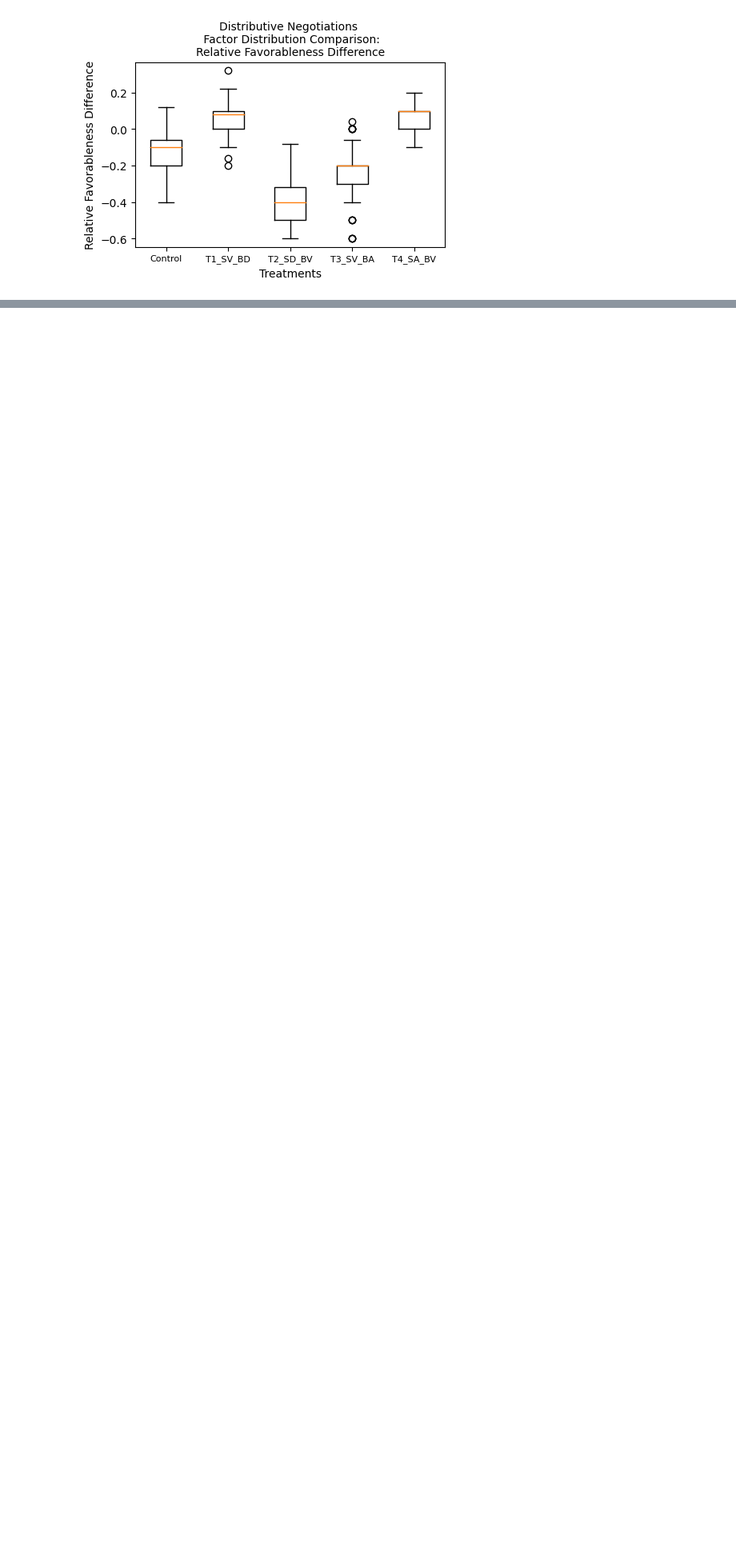
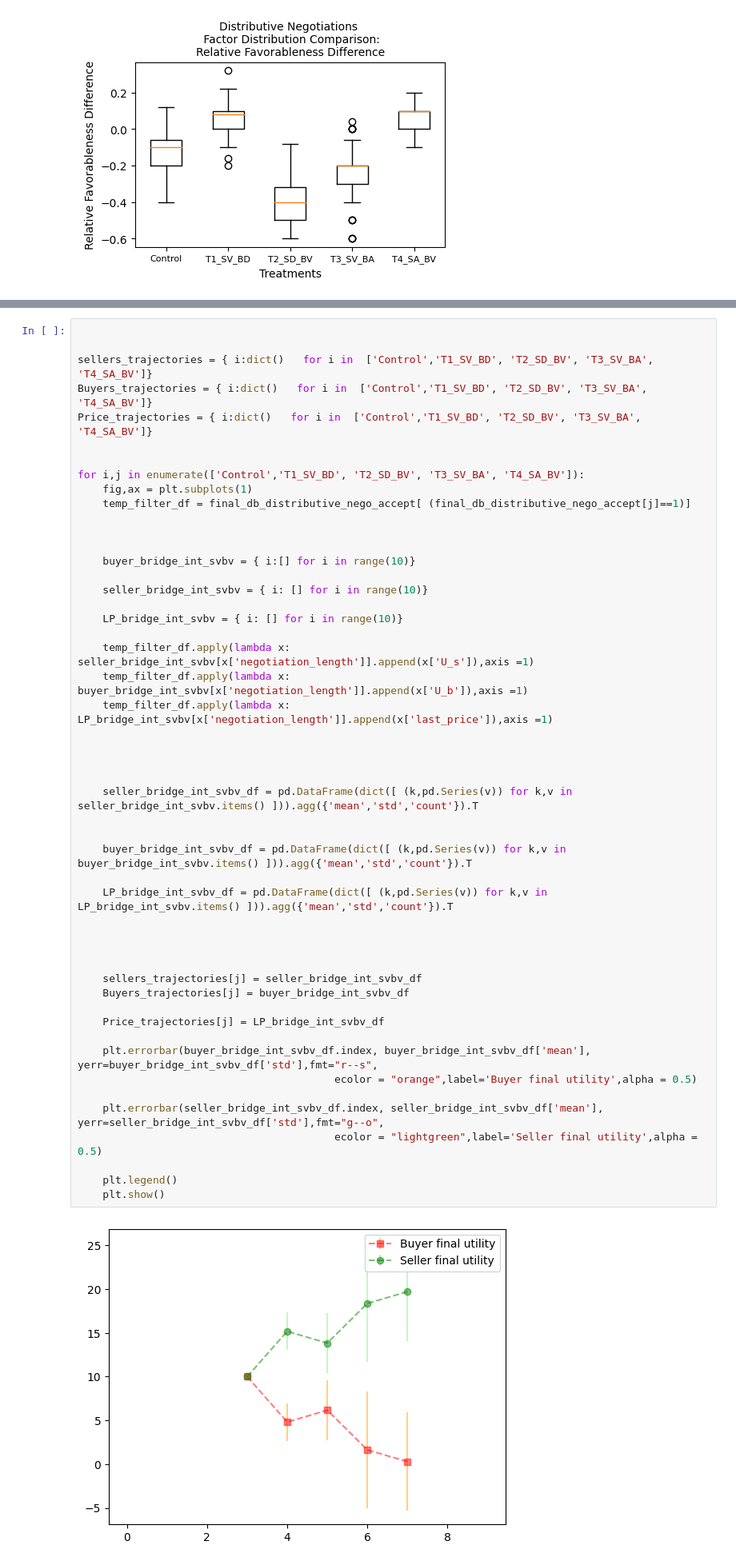
Before and after one commit to ashishpanchal33/NegotiationArena_personality_exp, a Jupyter notebook: Regression_analysis.ipynb, the cells around one changed output, grey strips where cells are left out. Shown: that part at 80% size. Drawn from its saved outputs; the diff is of its cells as text; blank space fills up the shorter version.

```diff
--- a/Regression_analysis.ipynb
+++ b/Regression_analysis.ipynb
@@ -412,0 +596,52 @@ plt.show()
+# %%
+
+
+sellers_trajectories = { i:dict()   for i in  ['Control','T1_SV_BD', 'T2_SD_BV', 'T3_SV_BA', 'T4_SA_BV']}
+Buyers_trajectories = { i:dict()   for i in  ['Control','T1_SV_BD', 'T2_SD_BV', 'T3_SV_BA', 'T4_SA_BV']}
+Price_trajectories = { i:dict()   for i in  ['Control','T1_SV_BD', 'T2_SD_BV', 'T3_SV_BA', 'T4_SA_BV']}
+
+
+for i,j in enumerate(['Control','T1_SV_BD', 'T2_SD_BV', 'T3_SV_BA', 'T4_SA_BV']):
+    fig,ax = plt.subplots(1)
+    temp_filter_df = final_db_distributive_nego_accept[ (final_db_distributive_nego_accept[j]==1)]
+
+
+
+    buyer_bridge_int_svbv = { i:[] for i in range(10)}
+
+    seller_bridge_int_svbv = { i: [] for i in range(10)}
+
+    LP_bridge_int_svbv = { i: [] for i in range(10)}
+
+    temp_filter_df.apply(lambda x: seller_bridge_int_svbv[x['negotiation_length']].append(x['U_s']),axis =1)
+    temp_filter_df.apply(lambda x: buyer_bridge_int_svbv[x['negotiation_length']].append(x['U_b']),axis =1)
+    temp_filter_df.apply(lambda x: LP_bridge_int_svbv[x['negotiation_length']].append(x['last_price']),axis =1)
+
+
+
+
+    seller_bridge_int_svbv_df = pd.DataFrame(dict([ (k,pd.Series(v)) for k,v in seller_bridge_int_svbv.items() ])).agg({'mean','std','count'}).T
+
+
+    buyer_bridge_int_svbv_df = pd.DataFrame(dict([ (k,pd.Series(v)) for k,v in buyer_bridge_int_svbv.items() ])).agg({'mean','std','count'}).T
+
+    LP_bridge_int_svbv_df = pd.DataFrame(dict([ (k,pd.Series(v)) for k,v in LP_bridge_int_svbv.items() ])).agg({'mean','std','count'}).T
+
+
+
+
+    sellers_trajectories[j] = seller_bridge_int_svbv_df
+    Buyers_trajectories[j] = buyer_bridge_int_svbv_df
+
+    Price_trajectories[j] = LP_bridge_int_svbv_df
+
+    plt.errorbar(buyer_bridge_int_svbv_df.index, buyer_bridge_int_svbv_df['mean'], yerr=buyer_bridge_int_svbv_df['std'],fmt="r--s",
+                                         ecolor = "orange",label='Buyer final utility',alpha = 0.5)
+
+    plt.errorbar(seller_bridge_int_svbv_df.index, seller_bridge_int_svbv_df['mean'], yerr=seller_bridge_int_svbv_df['std'],fmt="g--o",
+                                         ecolor = "lightgreen",label='Seller final utility',alpha = 0.5)
+
+    plt.legend()
+    plt.show()
+# %% [output]
+[figure, added]
```
Also changed, not shown: parts of 10 cells of this notebook.
